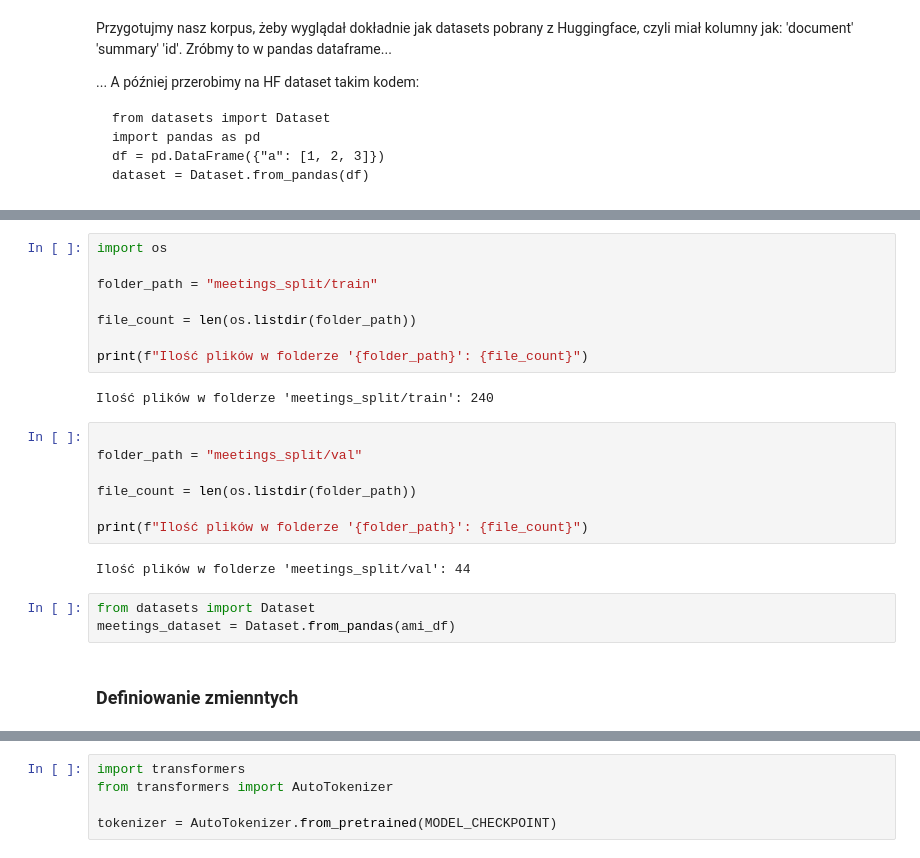
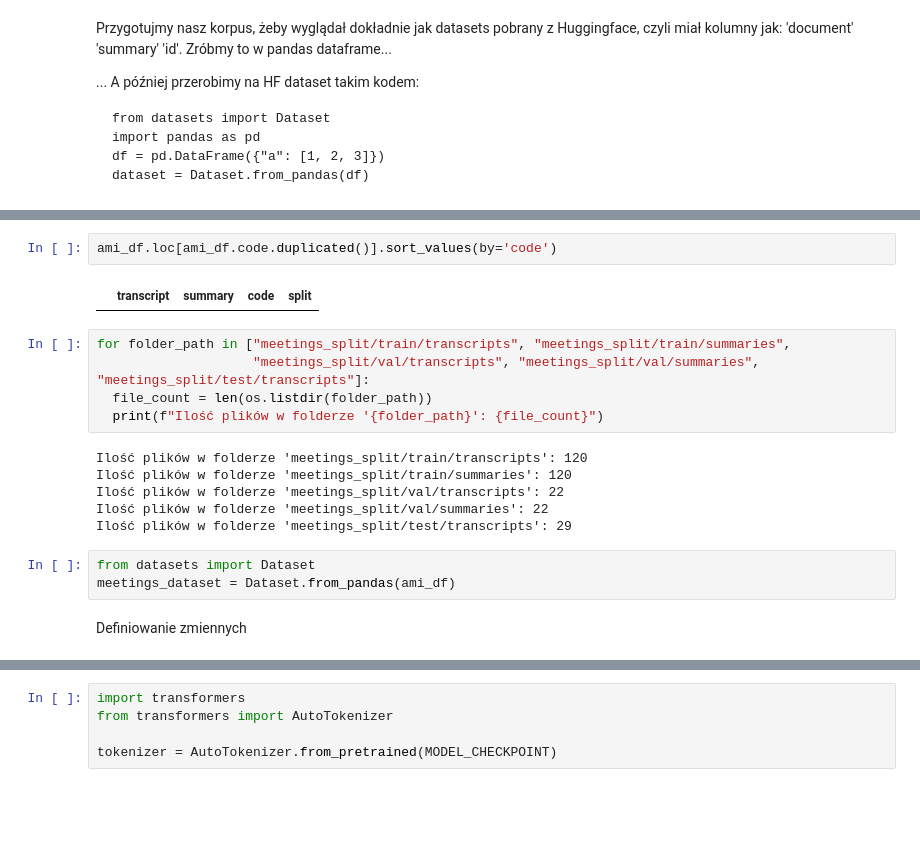
Before and after one commit to vitsiupia/business-meetings-summarization, a Jupyter notebook: t5_abstractive_summarization.ipynb, the cells around one changed output, grey strips where cells are left out. Saved outputs shown, nothing was run; the diff lists cells and outputs as text; blank space fills up the shorter version.

```diff
--- a/t5_abstractive_summarization.ipynb
+++ b/t5_abstractive_summarization.ipynb
@@ -259,27 +117,23 @@ ami_df
+# %%
+ami_df.loc[ami_df.code.duplicated()].sort_values(by='code')
+# %% [output]
+|  | transcript | summary | code | split |
 # %%
-import os
-
-folder_path = "meetings_split/train"
-
-file_count = len(os.listdir(folder_path))
-
-print(f"Ilość plików w folderze '{folder_path}': {file_count}")
+for folder_path in ["meetings_split/train/transcripts", "meetings_split/train/summaries",
+                    "meetings_split/val/transcripts", "meetings_split/val/summaries", "meetings_split/test/transcripts"]:
+  file_count = len(os.listdir(folder_path))
+  print(f"Ilość plików w folderze '{folder_path}': {file_count}")
 # %% [output]
-Ilość plików w folderze 'meetings_split/train': 240
+Ilość plików w folderze 'meetings_split/train/transcripts': 120
+Ilość plików w folderze 'meetings_split/train/summaries': 120
+Ilość plików w folderze 'meetings_split/val/transcripts': 22
+Ilość plików w folderze 'meetings_split/val/summaries': 22
+Ilość plików w folderze 'meetings_split/test/transcripts': 29
-# %%
-
-folder_path = "meetings_split/val"
-
-file_count = len(os.listdir(folder_path))
-
-print(f"Ilość plików w folderze '{folder_path}': {file_count}")
-# %% [output]
-Ilość plików w folderze 'meetings_split/val': 44
 # %%
 from datasets import Dataset
 meetings_dataset = Dataset.from_pandas(ami_df)
-# %% [markdown]
-### Definiowanie zmienntych
+# %% [markdown]
+Definiowanie zmiennych
 # %%
 # Define certain variables
 
```
Also changed, not shown: parts of 42 cells of this notebook.
